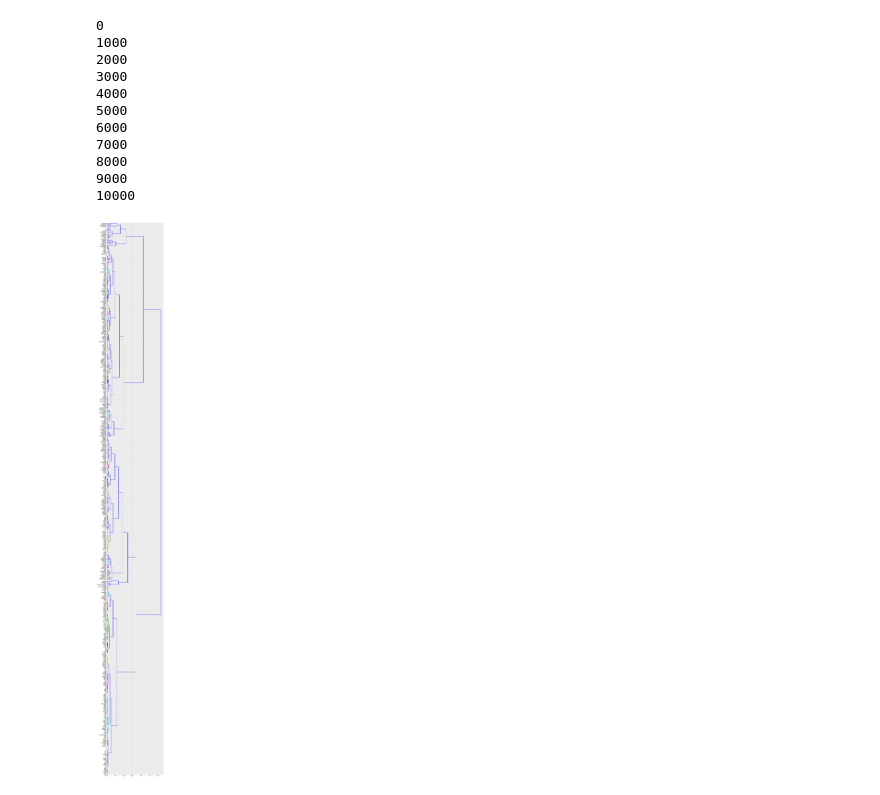
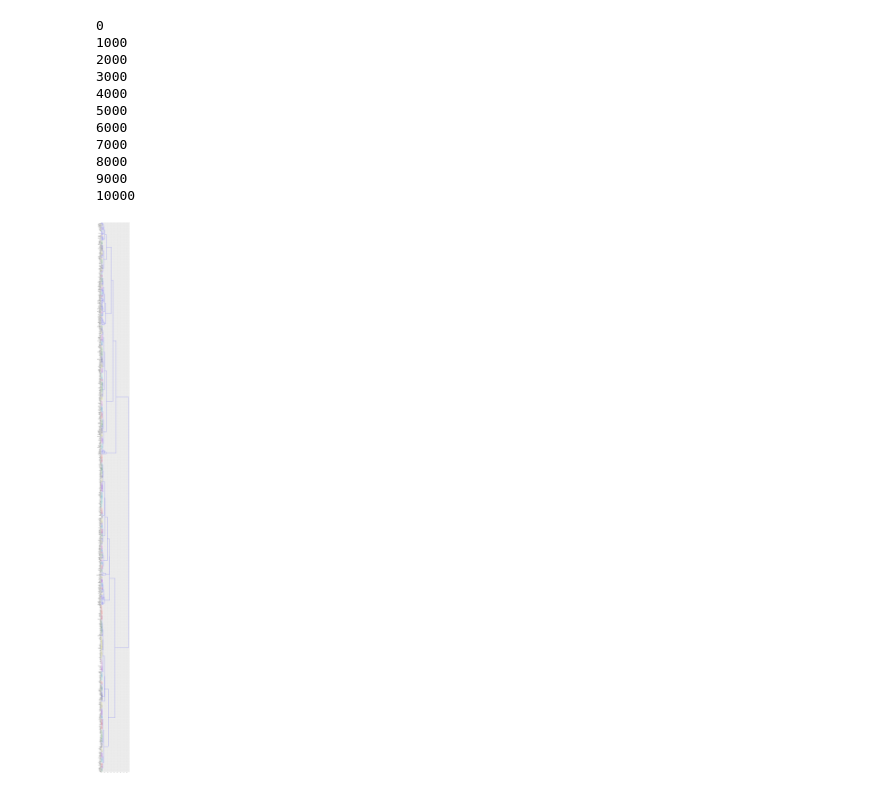
Before and after one commit to davidmcclure/lint-analysis, a Jupyter notebook: notebooks/34-cluster-auto2.ipynb, the cells around one changed output. Saved outputs shown, nothing was run; the diff lists cells and outputs as text; code cells hidden in the pictures.

```diff
--- a/notebooks/34-cluster-auto2.ipynb
+++ b/notebooks/34-cluster-auto2.ipynb
@@ -58,7 +58,7 @@ df['score'] = df.index.map(
     lambda t: df.loc[t]['var'] / df.loc[t]['exp']
 )
 # %%
-top = df.sort_values('score', ascending=False).head(500)
+top = df.sort_values('score', ascending=False).head(1000)
 # %%
 import random
 
@@ -85,20 +85,20 @@ from scipy.cluster.hierarchy import linkage, dendrogram
 # %%
 link = linkage(d, method='ward')
 
-plt.figure(figsize=(10, 100))
+plt.figure(figsize=(10, 200))
 
 dendrogram(
     link,
     labels=shuffled,
     orientation='right',
     distance_sort='ascending',
     leaf_font_size=12,
     color_threshold=0.01,
 )
 
 plt.show()
 # %% [output]
-[figure, old version]
+[figure, new version]
 # %%
 from scipy.cluster.hierarchy import fcluster
 # %%
```
Also changed, not shown: parts of 32 cells of this notebook.
